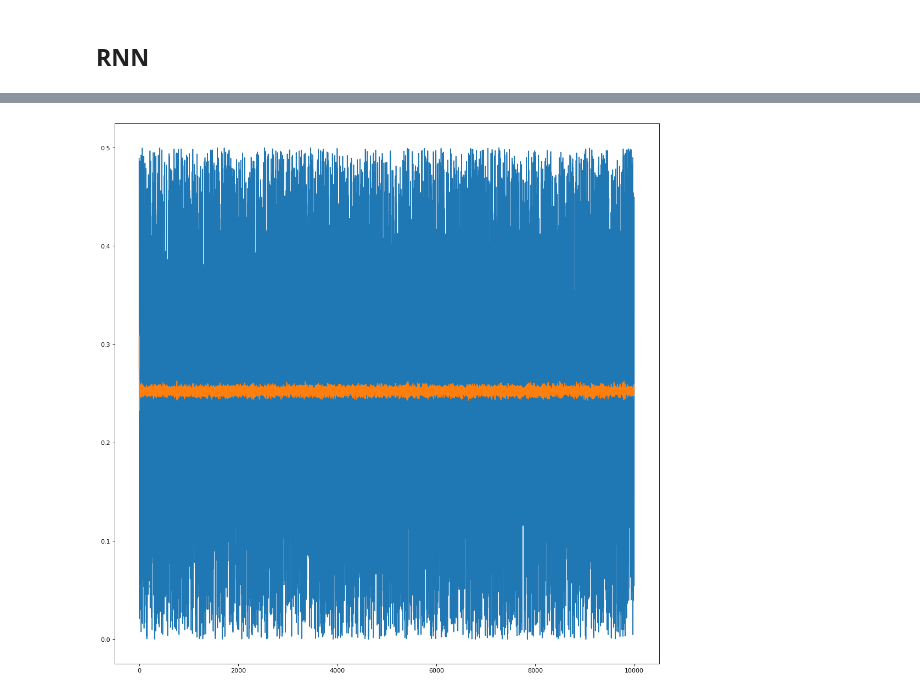
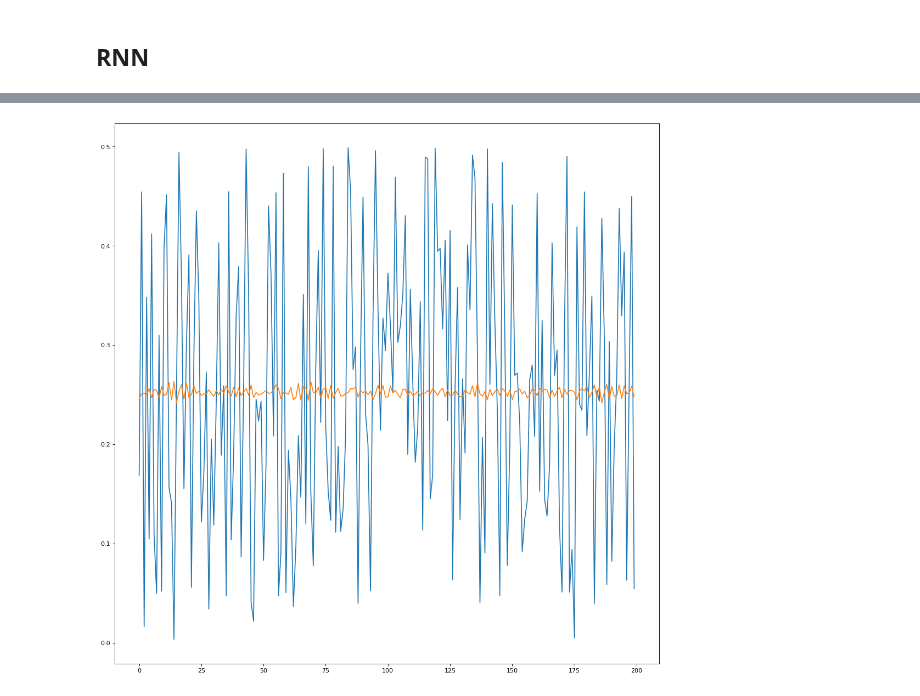
Before and after one commit to Andrew-Wyn/CNS_MidTerms, a Jupyter notebook: LAB3_1/TDNN_RNN.ipynb, the cells around one changed output, grey strips where cells are left out. Saved outputs shown, nothing was run; the diff lists cells and outputs as text; code cells hidden in the pictures.

```diff
--- a/LAB3_1/TDNN_RNN.ipynb
+++ b/LAB3_1/TDNN_RNN.ipynb
@@ -221,5 +210,5 @@ def predict_rnn(model, X, hidden_dim):
 # %%
-data_narma10 = pd.read_csv("data/NARMA10.csv", header=None)
+data_narma10 = pd.read_csv("NARMA10.csv", header=None)
 # %%
 data_narma10.head()
 # %% [output]
@@ -369,8 +411,8 @@ data_mg17.head()
 # %%
 data = data_narma10.values[0, :]
 
-X = data[:-1]
-y = data[1:]
+X = torch.Tensor(data[:-1])
+y = torch.Tensor(data[1:])
 # %%
 X
 # %% [output]
@@ -460,10 +521,11 @@ X_valid = X[4000:5000]
 y_valid = y[4000:5000]
 # %%
 grid = {
-    "hidden_dim" : [256],
+    "hidden_layers" : [4],
+    "hidden_dim" : [256, 512],
     "learning_rate" : [1e-3],
-    "num_epochs" : [200]
+    "num_epochs" : [300]
 }
 
-train_losses, valid_losses, (hidden_dim, learning_rate, num_epochs) = grid_search_rnn(grid, X_train, y_train, X_valid, y_valid)
+train_losses, valid_losses, best_params = grid_search(model_compile_rnn, one_step_train_loop_rnn, grid, X_train, y_train, X_valid, y_valid)
 # %% [output]
@@ -484,7 +547,7 @@ y_test = y[5000:]
 X_train = X[:5000]
 y_train = y[:5000]
 # %%
-train_losses, valid_losses, model = train_rnn(X_train, y_train, X_test, y_test, hidden_dim, learning_rate, num_epochs)
+train_losses, valid_losses, model = train(X_train, y_train, X_test, y_test, model_compile_rnn, one_step_train_loop_rnn, best_params)
 # %%
 plt.plot(train_losses)
 plt.plot(valid_losses)
@@ -500,8 +563,8 @@ print(valid_losses[-1])
 # %%
 figure(figsize=(16, 16), dpi=80)
-y_pred = predict_rnn(model, X, hidden_dim)
-plt.plot(y)
-plt.plot(y_pred)
+y_pred, _ = predict(torch.Tensor(X), model)
+plt.plot(y[-200:])
+plt.plot(y_pred[-200:].view(-1).detach().to("cpu"))
 plt.show()
 # %% [output]
-[figure, old version]
+[figure, new version]
```
Also changed, not shown: parts of 49 cells of this notebook.
